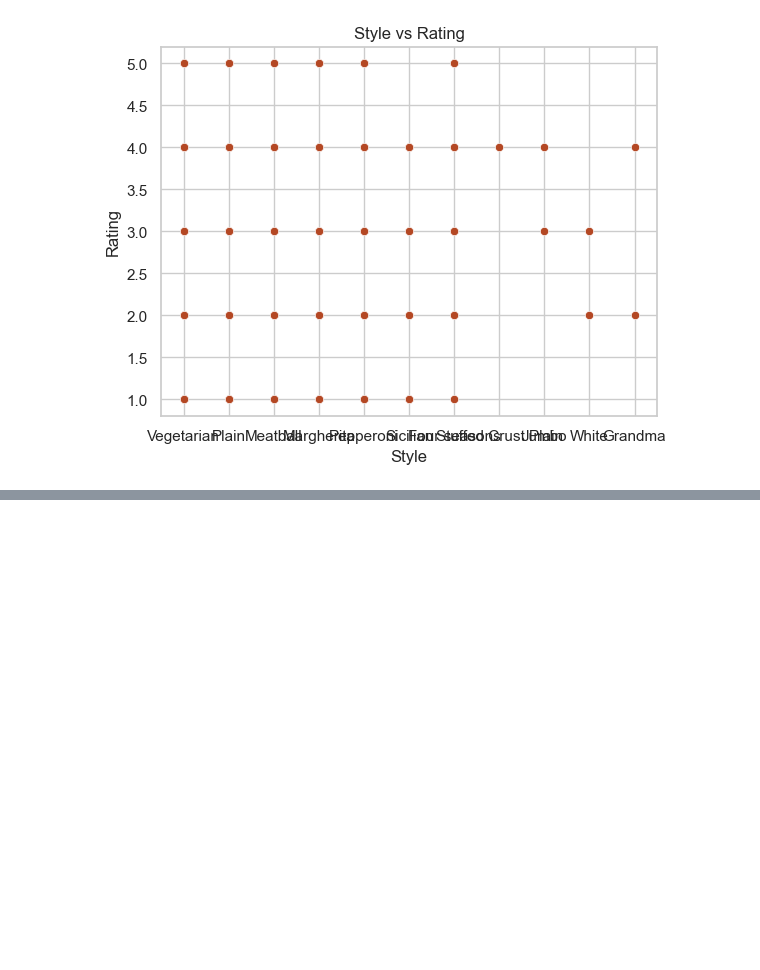
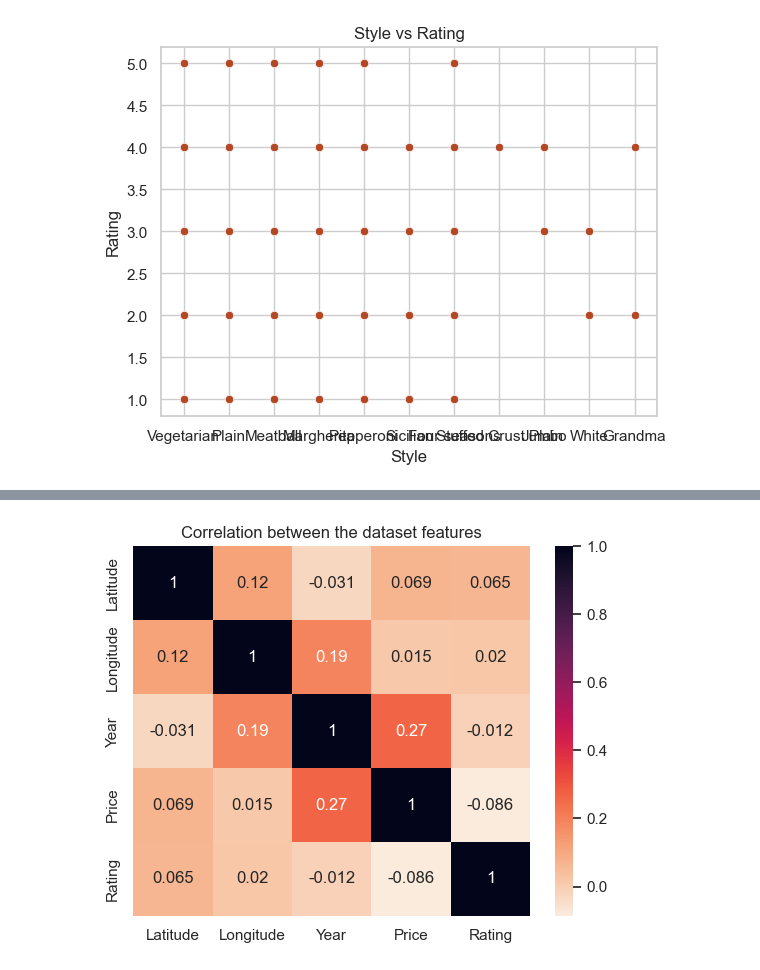
Before and after one commit to myanch200/hackathon, a Jupyter notebook: main.ipynb, the cells around one changed output, grey strips where cells are left out. Saved outputs shown, nothing was run; the diff lists cells and outputs as text; code cells hidden in the pictures; blank space fills up the shorter version.

```diff
--- a/main.ipynb
+++ b/main.ipynb
@@ -91,0 +84,10 @@ plt.show()
+# %%
+# make heat map to show all the correlations
+plt.figure()
+sns.set_style('whitegrid')
+df_renamed = df.rename(columns={'location_lat': 'Latitude', 'location_lng': 'Longitude'}, inplace=False).__deepcopy__()
+ax = sns.heatmap(df_renamed.corr(), annot=True, cmap='rocket_r')
+ax.set_title('Correlation between the dataset features')
+plt.show()
+# %% [output]
+[figure, added]
```
Also changed, not shown: parts of 1 cell of this notebook, 3 other files.
